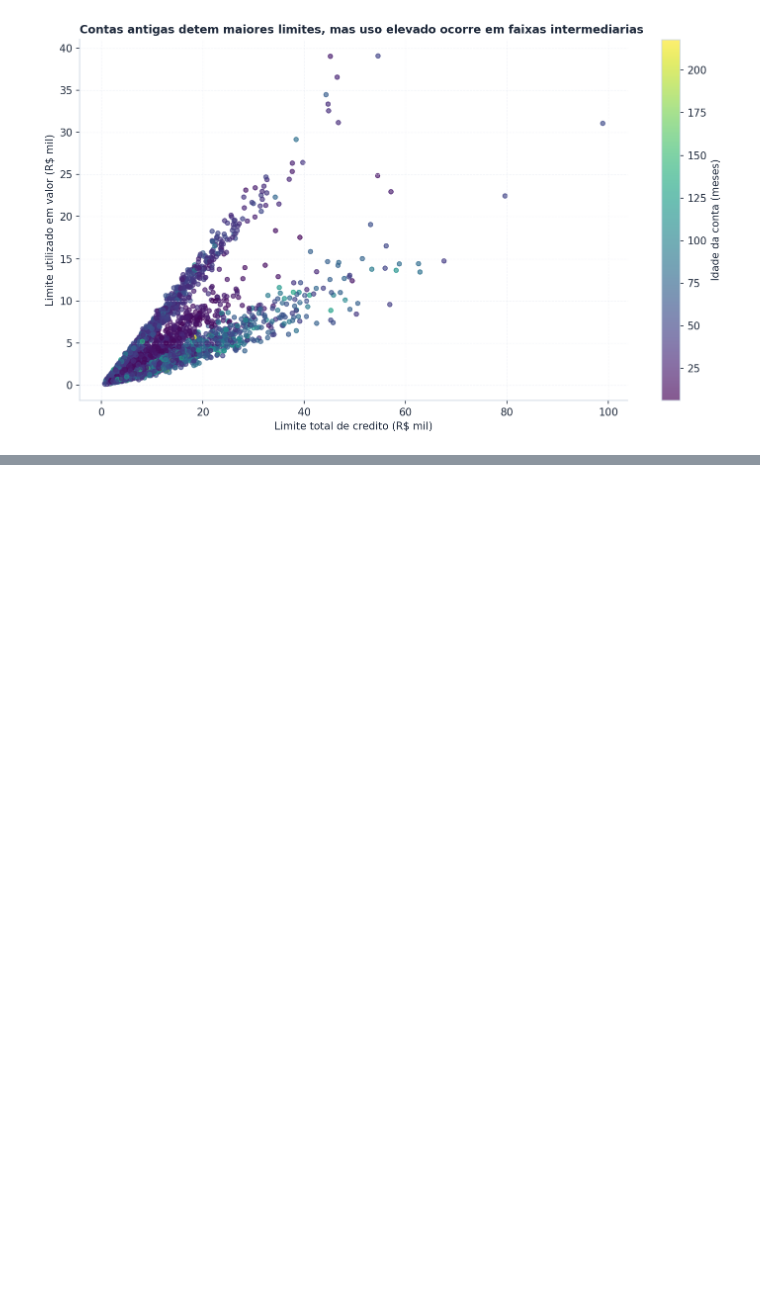
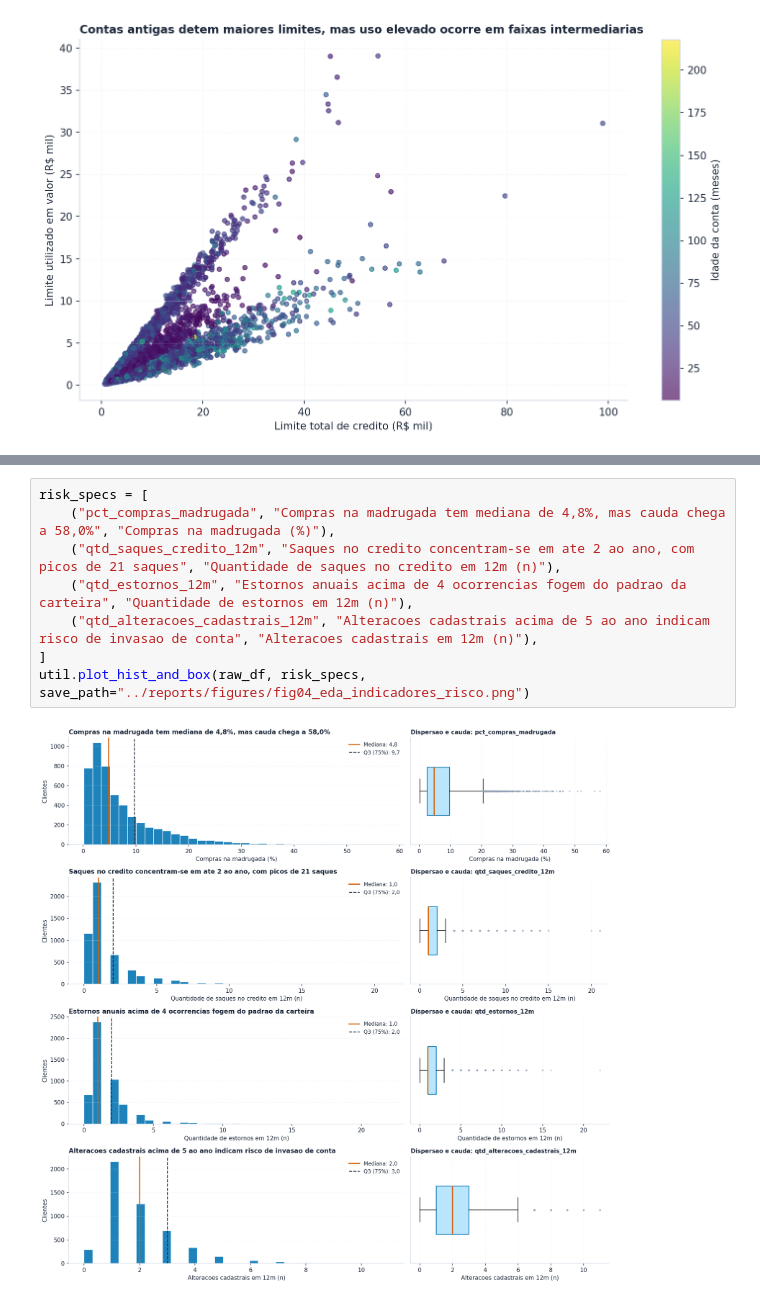
Before and after one commit to caioceo/unsupervised-fraud-detection, a Jupyter notebook: notebooks/notebooks.ipynb, the cells around one changed output, grey strips where cells are left out. Saved outputs shown, nothing was run; the diff lists cells and outputs as text; blank space fills up the shorter version.

Commit message:
feat(eda): mapeia indicadores comportamentais de risco e suspeita de fraude (fig04)

```diff
--- a/notebooks/notebooks.ipynb
+++ b/notebooks/notebooks.ipynb
@@ -171,0 +176,10 @@ plt.show()
+# %%
+risk_specs = [
+    ("pct_compras_madrugada", "Compras na madrugada tem mediana de 4,8%, mas cauda chega a 58,0%", "Compras na madrugada (%)"),
+    ("qtd_saques_credito_12m", "Saques no credito concentram-se em ate 2 ao ano, com picos de 21 saques", "Quantidade de saques no credito em 12m (n)"),
+    ("qtd_estornos_12m", "Estornos anuais acima de 4 ocorrencias fogem do padrao da carteira", "Quantidade de estornos em 12m (n)"),
+    ("qtd_alteracoes_cadastrais_12m", "Alteracoes cadastrais acima de 5 ao ano indicam risco de invasao de conta", "Alteracoes cadastrais em 12m (n)"),
+]
+util.plot_hist_and_box(raw_df, risk_specs, save_path="../reports/figures/fig04_eda_indicadores_risco.png")
+# %% [output]
+[figure, added]
```
Also changed, not shown: parts of 1 cell of this notebook, 2 other files.
